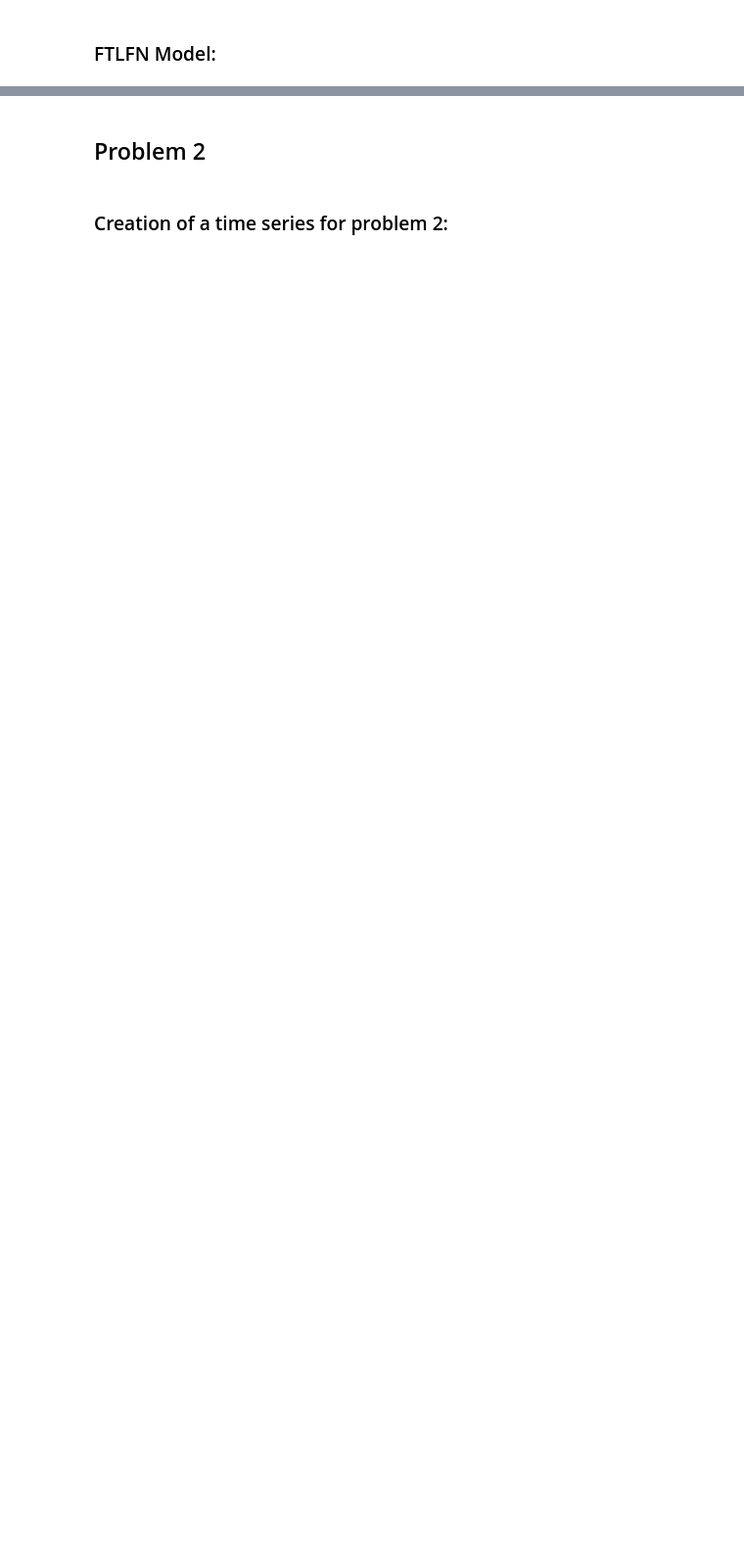
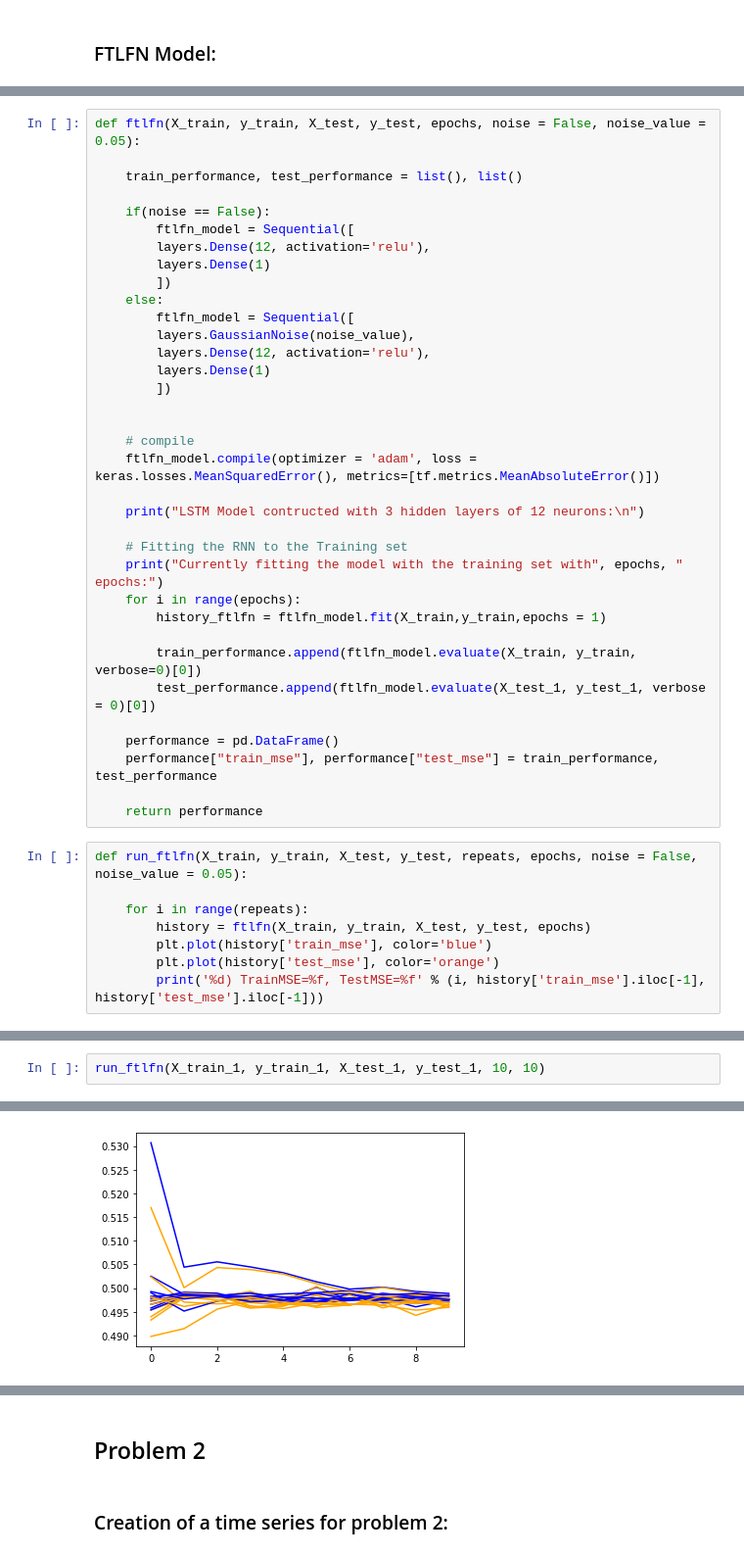
Before and after one commit to ray2g/Advanced-Machine-Learning-Projects, a Jupyter notebook: Assig_7/Assig7.ipynb, the cells around one changed output, grey strips where cells are left out. Shown at 98% size. Cells and saved outputs as stored; diff of their text form; blank space fills up the shorter version.

Commit message:
Assignment 7 - FTLFN Model

```diff
--- a/Assig_7/Assig7.ipynb
+++ b/Assig_7/Assig7.ipynb
@@ -400,0 +260,43 @@ NameError: name 'Series' is not defined
+# %%
+def ftlfn(X_train, y_train, X_test, y_test, epochs, noise = False, noise_value = 0.05):
+
+    train_performance, test_performance = list(), list()
+
+    if(noise == False):
+        ftlfn_model = Sequential([
+        layers.Dense(12, activation='relu'),
+        layers.Dense(1)
+        ])
+    else:
+        ftlfn_model = Sequential([
+        layers.GaussianNoise(noise_value),
+        layers.Dense(12, activation='relu'),
+        layers.Dense(1)
+        ])
+
+
+    # compile
+    ftlfn_model.compile(optimizer = 'adam', loss = keras.losses.MeanSquaredError(), metrics=[tf.metrics.MeanAbsoluteError()])
+
+    print("LSTM Model contructed with 3 hidden layers of 12 neurons:\n")
+
+    # Fitting the RNN to the Training set
+    print("Currently fitting the model with the training set with", epochs, " epochs:")
+    for i in range(epochs):
+        history_ftlfn = ftlfn_model.fit(X_train,y_train,epochs = 1)
+
+        train_performance.append(ftlfn_model.evaluate(X_train, y_train, verbose=0)[0])
+        test_performance.append(ftlfn_model.evaluate(X_test_1, y_test_1, verbose = 0)[0])
+
+    performance = pd.DataFrame()
+    performance["train_mse"], performance["test_mse"] = train_performance, test_performance
+
+    return performance
+# %%
+def run_ftlfn(X_train, y_train, X_test, y_test, repeats, epochs, noise = False, noise_value = 0.05):
+
+    for i in range(repeats):
+        history = ftlfn(X_train, y_train, X_test, y_test, epochs)
+        plt.plot(history['train_mse'], color='blue')
+        plt.plot(history['test_mse'], color='orange')
+        print('%d) TrainMSE=%f, TestMSE=%f' % (i, history['train_mse'].iloc[-1], history['test_mse'].iloc[-1]))
@@ -400,0 +305,3 @@ NameError: name 'Series' is not defined
+# %%
+run_ftlfn(X_train_1, y_train_1, X_test_1, y_test_1, 10, 10)
+# %% [output]
@@ -400,0 +325 @@ NameError: name 'Series' is not defined
+[figure, added]
```
Also changed, not shown: parts of 22 cells of this notebook.
